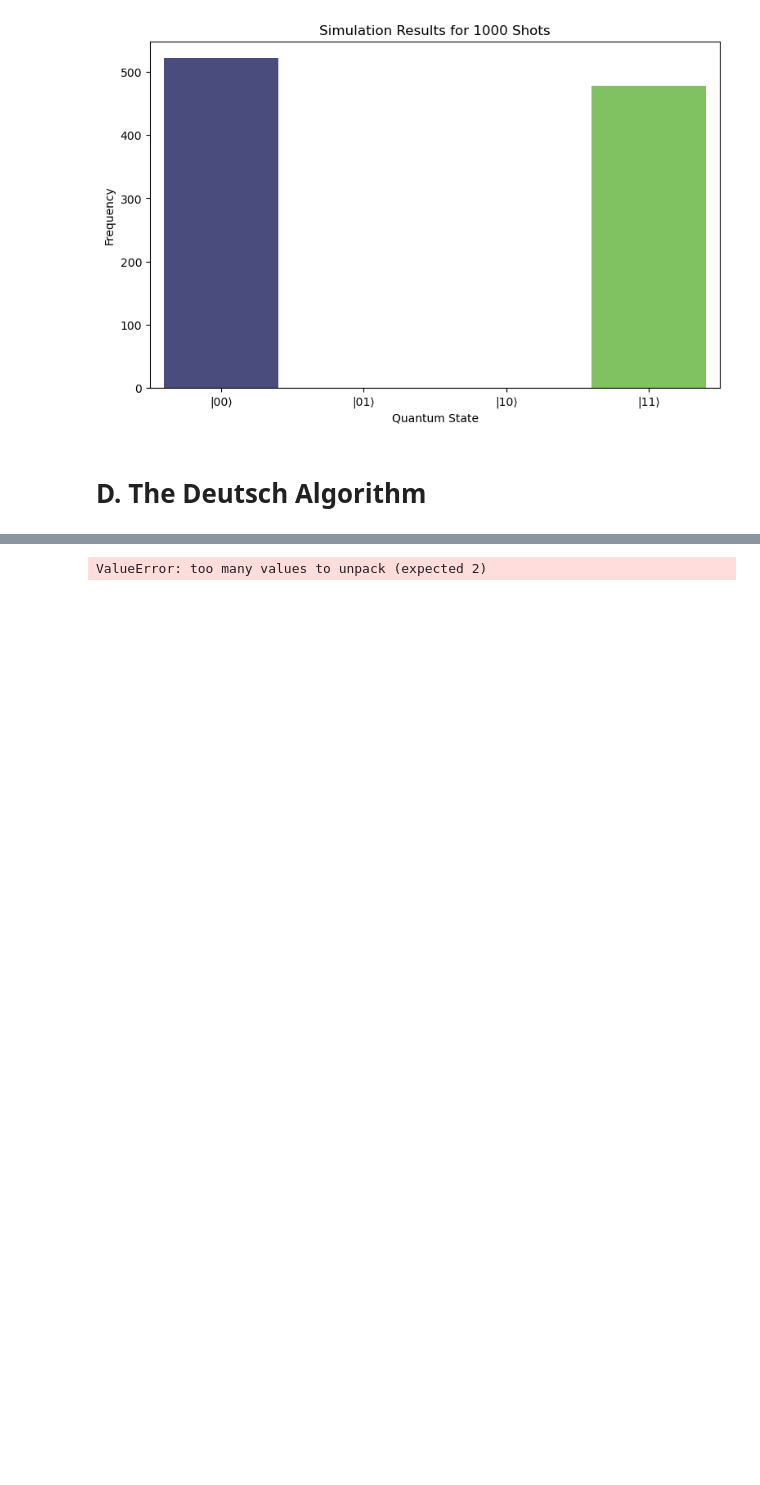
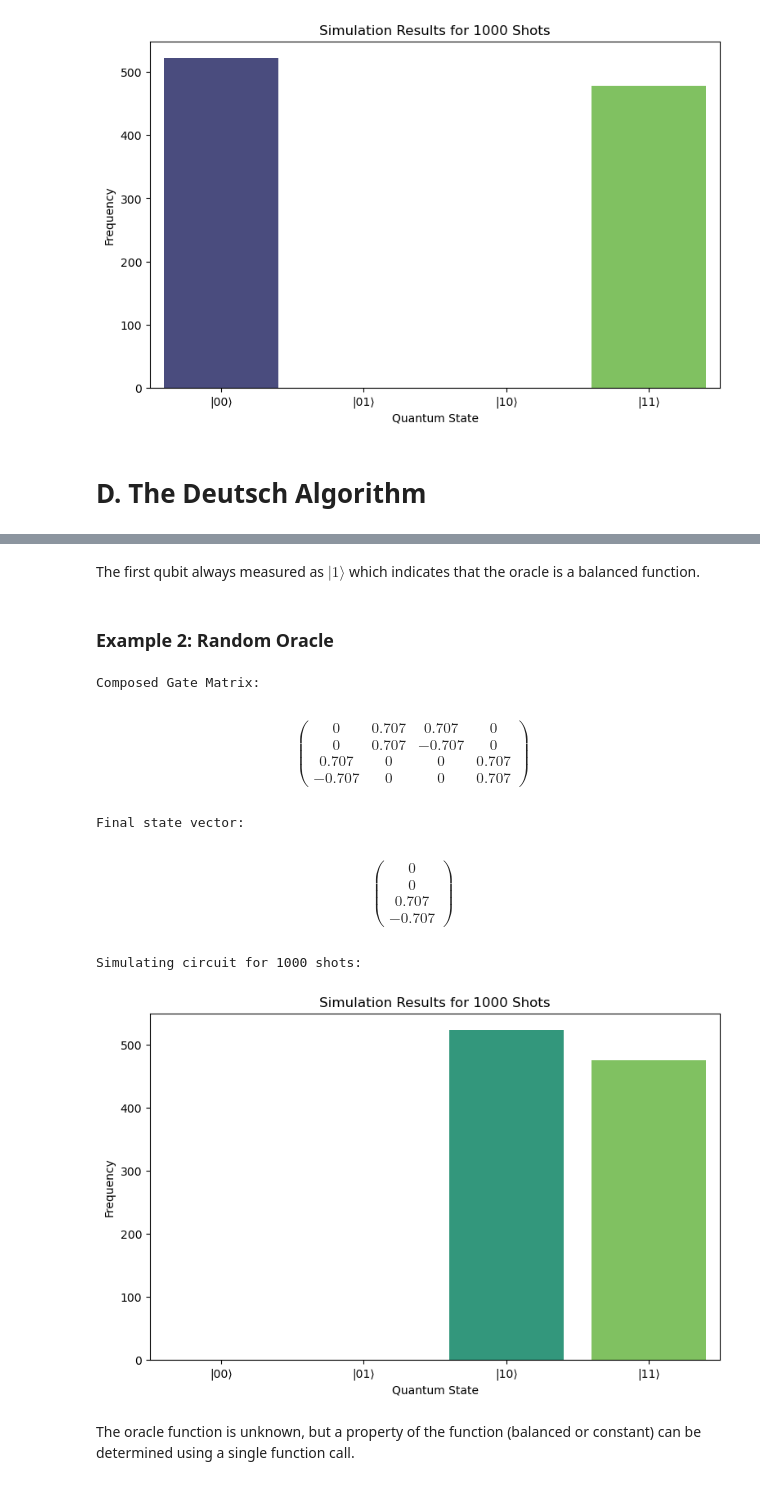
Before and after one commit to JamesHund/Quantum-Simulator, a Jupyter notebook: report.ipynb, the cells around one changed output, grey strips where cells are left out. Saved outputs shown, nothing was run; the diff lists cells and outputs as text; code cells hidden in the pictures; blank space fills up the shorter version.

```diff
--- a/report.ipynb
+++ b/report.ipynb
@@ -287,22 +316,33 @@ Simulating circuit for 1000 shots:
+# %% [markdown]
+The first qubit always measured as $ |1\rangle $ which indicates that the oracle is a balanced function.
+# %% [markdown]
+### Example 2: Random Oracle
 # %%
 # Initial state-vector of |00>
 init_vector = np.array([1, 0, 0, 0], dtype=np.complex128)
 shots = 1000
 
 # User input
 input_sequence = "x1 h0 h1 oracle h0"
 
-gate_sequence, gate_matrices = parse_gate_sequence(input_sequence)
+gate_sequence, gate_matrices, _ = parse_gate_sequence(input_sequence)
 state_vectors_prime, composed_gate_matrix, final_state_vector = compose_and_apply_operations(gate_matrices, init_vector)
 #print("Simulation steps:")
 #print_simulation_steps(gate_sequence, gate_matrices, state_vectors_prime)
 print("Composed Gate Matrix:")
 display_complex_matrix(composed_gate_matrix)
 print("Final state vector:")
 display_complex_matrix(final_state_vector)
 
 print(f"Simulating circuit for {shots} shots:")
 results=simulate_circuit(final_state_vector, shots=shots)
 plot_simulation_results(results,shots)
 # %% [output]
-ValueError: too many values to unpack (expected 2)
+Composed Gate Matrix:
+\begin{pmatrix} 0 & 0.707 & 0.707 & 0 \\ 0 & 0.707 & -0.707 & 0 \\ 0.707 & 0 & 0 & 0.707 \\ -0.707 & 0 & 0 & 0.707 \end{pmatrix}
+Final state vector:
+\begin{pmatrix} 0 \\ 0 \\ 0.707 \\ -0.707 \end{pmatrix}
+Simulating circuit for 1000 shots:
+[figure, added]
+# %% [markdown]
+The oracle function is unknown, but a property of the function (balanced or constant) can be determined using a single function call.
```
Also changed, not shown: parts of 2 cells of this notebook, 2 other files.
